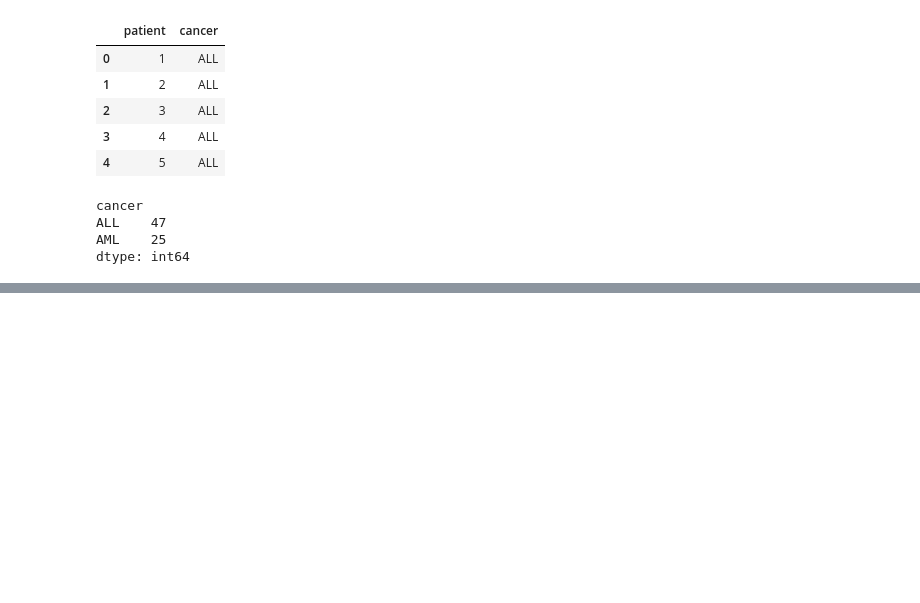
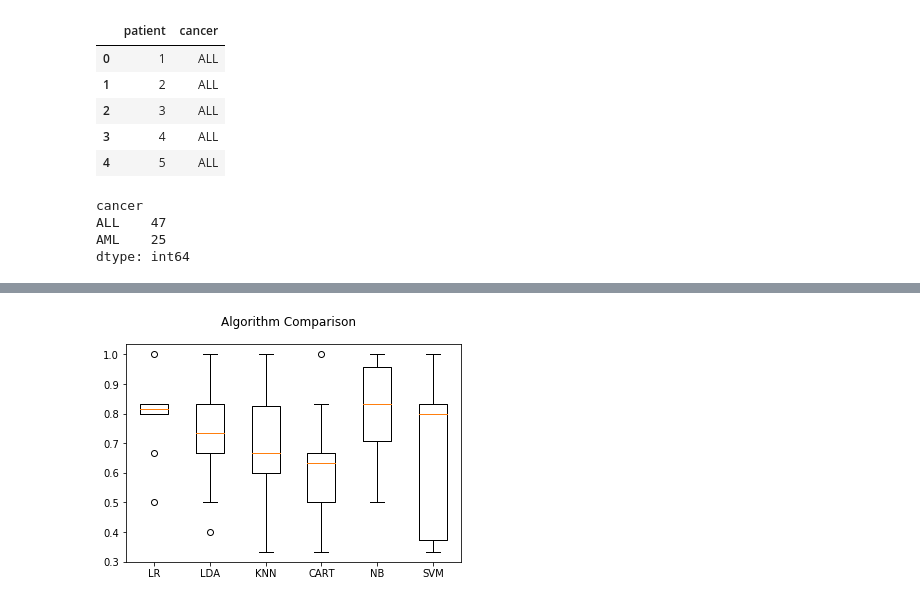
Before and after one commit to anishpdalal/molecular-classification-of-leukemias, a Jupyter notebook: Molecular Classification of ALL or AML by Gene Expression Monitoring.ipynb, the cells around one changed output, grey strips where cells are left out. Cells and saved outputs as stored; diff of their text form; code cells hidden in the pictures; blank space fills up the shorter version.

Commit message:
Models evaulation

```diff
--- a/Molecular Classification of ALL or AML by Gene Expression Monitoring.ipynb
+++ b/Molecular Classification of ALL or AML by Gene Expression Monitoring.ipynb
@@ -158,8 +181,29 @@ pyplot.show()
 # %%
-from sklearn.model_selection import train_test_split
-X = training_data.values[:,0:training_data_shape[1]].astype(float)
-Y = patient_cancer_labels.values[0:training_data_shape[0]:,1]
+X = microarray_data.values[:,0:microarray_shape[1]].astype(float)
+Y = patient_cancer_labels.values[0:microarray_shape[0]:,1]
 validation_size = 0.20
 seed=7
 X_train, X_validation, Y_train, Y_validation = train_test_split(X, Y,
     test_size=validation_size, random_state=seed)
+# %%
+# Test options and evaluation metric
+num_folds = 10
+seed = 7
+scoring = 'accuracy'
+models = []
+models.append(('LR' , LogisticRegression()))
+models.append(('LDA' , LinearDiscriminantAnalysis()))
+models.append(('KNN' , KNeighborsClassifier()))
+models.append(('CART' , DecisionTreeClassifier()))
+models.append(('NB' , GaussianNB()))
+models.append(('SVM' , SVC()))
+
+results = []
+names = []
+for name, model in models:
+  kfold = KFold(n_splits=num_folds, random_state=seed)
+  cv_results = cross_val_score(model, X_train, Y_train, cv=kfold, scoring=scoring)
+  results.append(cv_results)
+  names.append(name)
+  msg = "%s: %f (%f)" % (name, cv_results.mean(), cv_results.std())
+  print(msg)
@@ -165,0 +217,10 @@ X_train, X_validation, Y_train, Y_validation = train_test_split(X, Y,
+# %%
+# Compare Algorithms
+fig = pyplot.figure()
+fig.suptitle('Algorithm Comparison')
+ax = fig.add_subplot(111)
+pyplot.boxplot(results)
+ax.set_xticklabels(names)
+pyplot.show()
+# %% [output]
+[figure, added]
```
Also changed, not shown: parts of 19 cells of this notebook.
